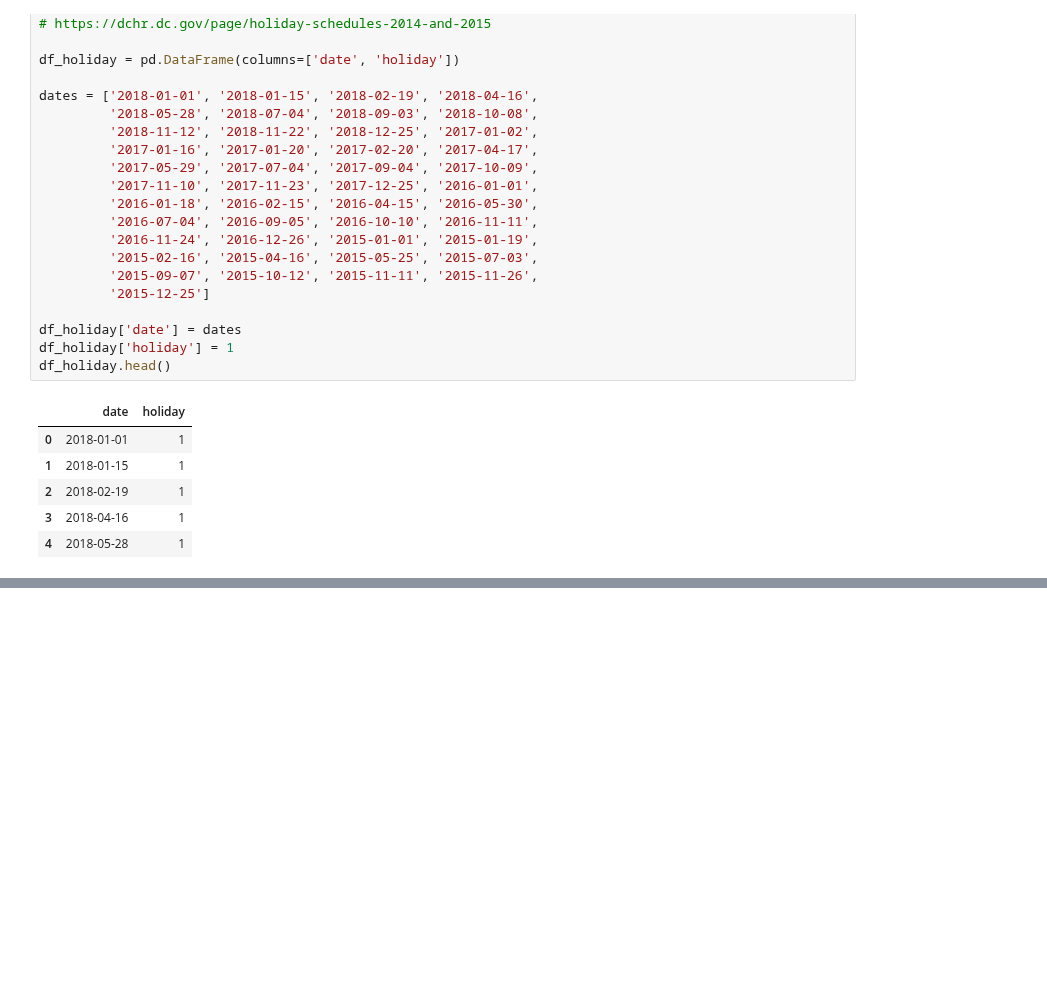
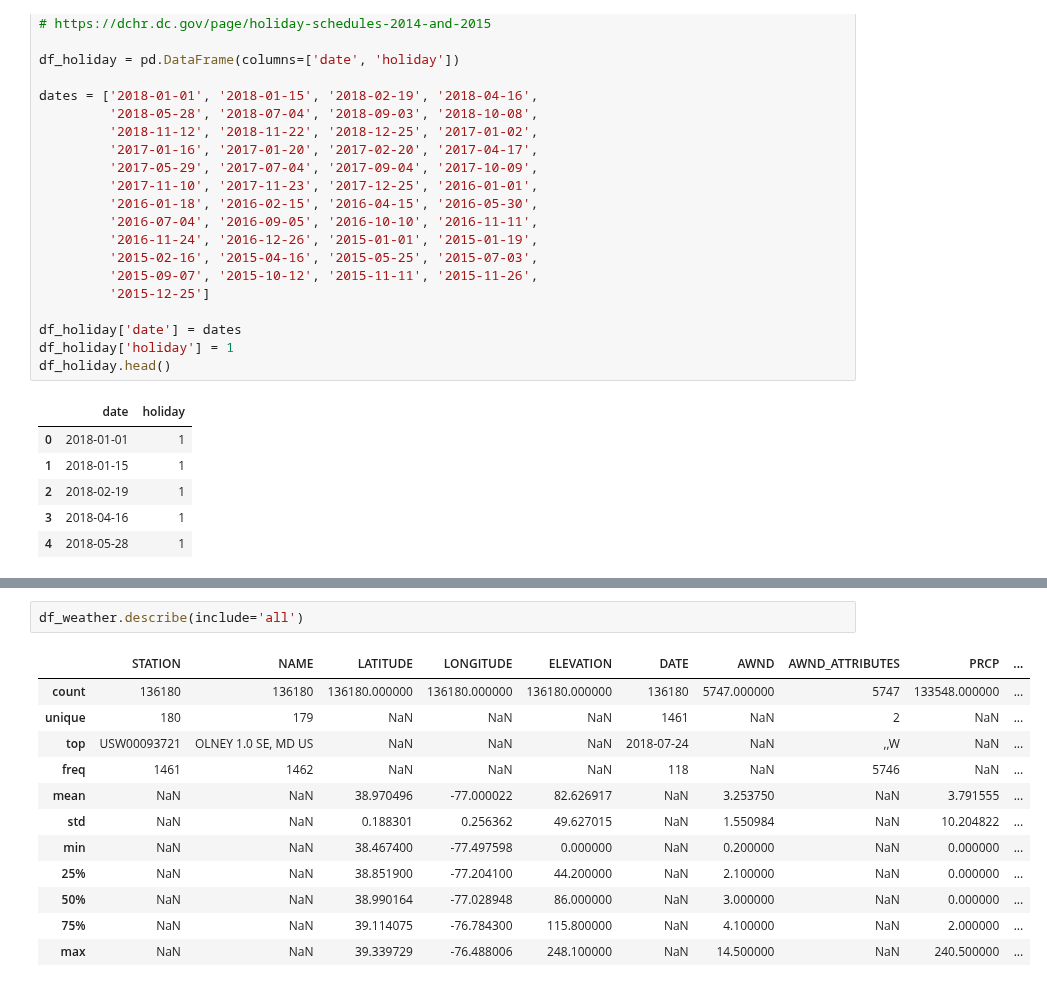
Before and after one commit to julianikulski/bike-sharing, a Jupyter notebook: dataset-creation.ipynb, the cells around one changed output, grey strips where cells are left out. Drawn from its saved outputs; the diff is of its cells as text; blank space fills up the shorter version.

```diff
--- a/dataset-creation.ipynb
+++ b/dataset-creation.ipynb
@@ -99,0 +100,15 @@ df_final_weather[df_final_weather['DATE'] == '2017-01-01']
+# %%
+df_weather.describe(include='all')
+# %% [output]
+|  | STATION | NAME | LATITUDE | LONGITUDE | ELEVATION | DATE | AWND | AWND_ATTRIBUTES | PRCP | ... |
+| count | 136180 | 136180 | 136180.000000 | 136180.000000 | 136180.000000 | 136180 | 5747.000000 | 5747 | 133548.000000 | ... |
+| unique | 180 | 179 | NaN | NaN | NaN | 1461 | NaN | 2 | NaN | ... |
+| top | USW00093721 | OLNEY 1.0 SE, MD US | NaN | NaN | NaN | 2018-07-24 | NaN | ,,W | NaN | ... |
+| freq | 1461 | 1462 | NaN | NaN | NaN | 118 | NaN | 5746 | NaN | ... |
+| mean | NaN | NaN | 38.970496 | -77.000022 | 82.626917 | NaN | 3.253750 | NaN | 3.791555 | ... |
+| std | NaN | NaN | 0.188301 | 0.256362 | 49.627015 | NaN | 1.550984 | NaN | 10.204822 | ... |
+| min | NaN | NaN | 38.467400 | -77.497598 | 0.000000 | NaN | 0.200000 | NaN | 0.000000 | ... |
+| 25% | NaN | NaN | 38.851900 | -77.204100 | 44.200000 | NaN | 2.100000 | NaN | 0.000000 | ... |
+| 50% | NaN | NaN | 38.990164 | -77.028948 | 86.000000 | NaN | 3.000000 | NaN | 0.000000 | ... |
+| 75% | NaN | NaN | 39.114075 | -76.784300 | 115.800000 | NaN | 4.100000 | NaN | 2.000000 | ... |
+| max | NaN | NaN | 39.339729 | -76.488006 | 248.100000 | NaN | 14.500000 | NaN | 240.500000 | ... |
```
Also changed, not shown: parts of 11 cells of this notebook.
